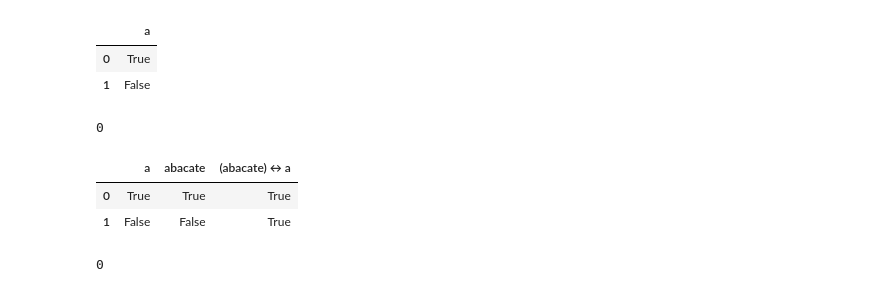
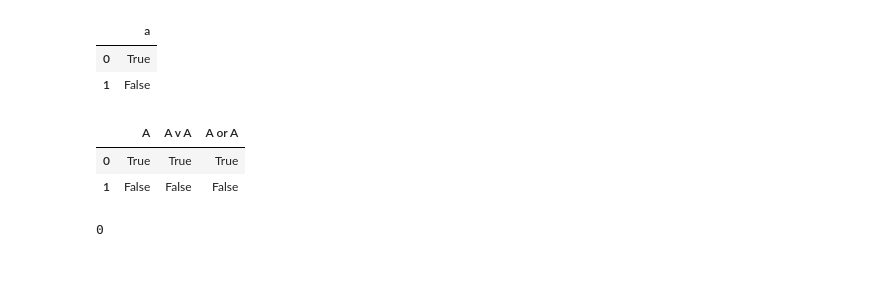
Before and after one commit to leomariga/pyTruthTable, a Jupyter notebook: logictable.ipynb, the cells around one changed output. Drawn from its saved outputs; the diff is of its cells as text; code cells hidden in the pictures.

```diff
--- a/logictable.ipynb
+++ b/logictable.ipynb
@@ -64,19 +56,19 @@ t_table.table_df
 | 0 | True |
 | 1 | False |
 # %%
-df = pd.DataFrame({'a':[True, False]})
+df = pd.DataFrame([A])
 
 t_table = ptt.PyTruthTable(df=df)
 
-t_table.append("or", 0, 0, "abacate")
-t_table.append("equals", -1, 0)
+t_table.append("or", 0, 0)   # Simple 'or' operation
+t_table.set_text_symbols()   # Change to text
+t_table.append("or", 0, 0)   # Same 'or' operation
 
 t_table.table_df
 # %% [output]
-0
-|  | a | abacate | (abacate) ↔ a |
+|  | A | A v A | A or A |
 | 0 | True | True | True |
-| 1 | False | False | True |
+| 1 | False | False | False |
 # %%
 df = pd.DataFrame({'a':[True, False]})
 
```
Also changed, not shown: parts of 1 cell of this notebook, 4 other files.
